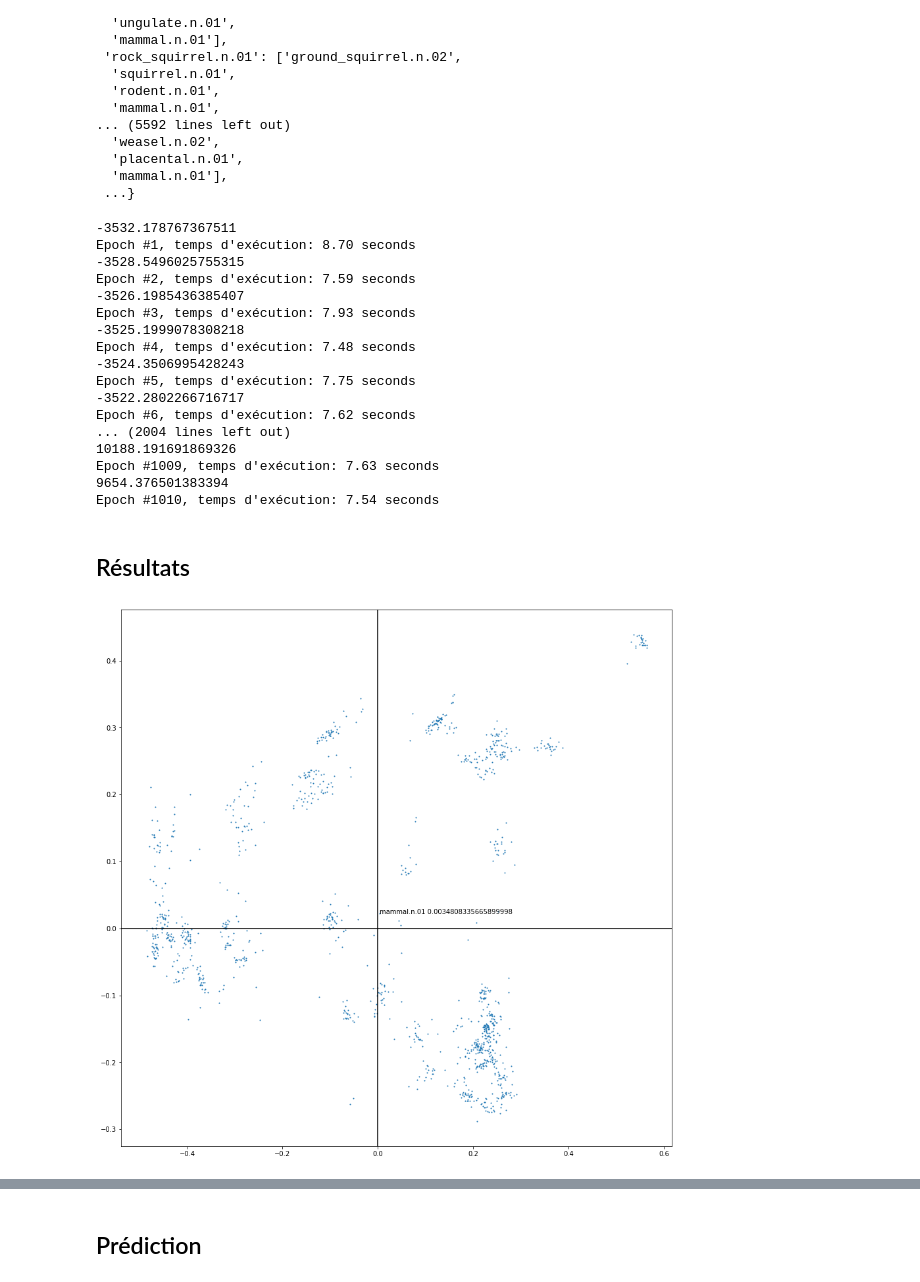
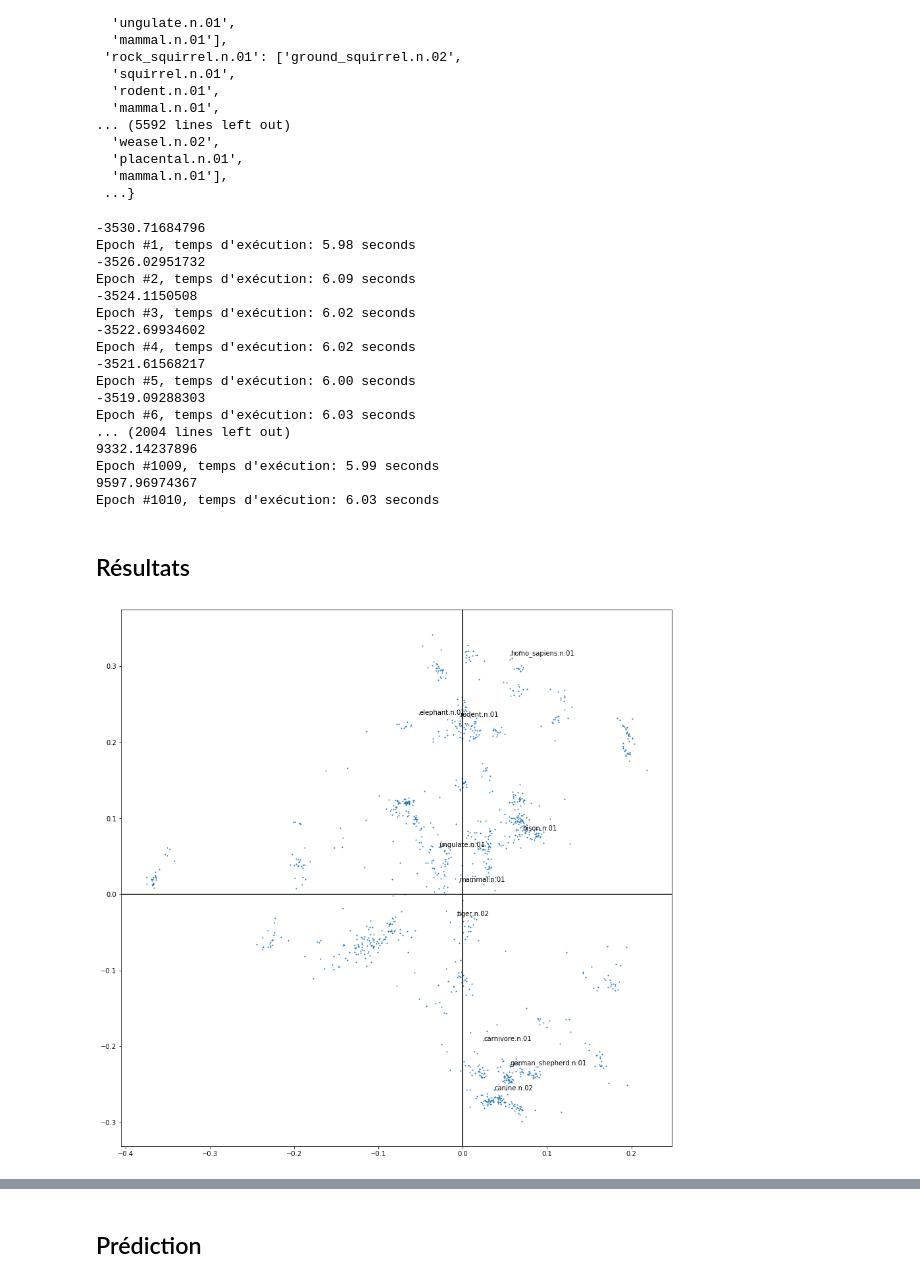
Before and after one commit to zakaryaxali/poincare_embeddings, a Jupyter notebook: GMML_V3-zak.ipynb, the cells around one changed output, grey strips where cells are left out. Drawn from its saved outputs; the diff is of its cells as text; code cells hidden in the pictures.

```diff
--- a/GMML_V3.ipynb
+++ b/GMML_V3-zak.ipynb
@@ -12,5 +10,5 @@ os.chdir("C:\\Users\\Samir\\Desktop\\ENSAE\\GMML")
 # %%
-wordnet_mammal_file = 'wordnet_mammal_hypernyms.txt'
+wordnet_mammal_file = 'data/wordnet_mammal_hypernyms.tsv'
 # %%
 def load_wordnetload_wor (wordnet_path):
     network = {}
@@ -139,11 +168,11 @@ def deriv_poincare_theta(theta, x, gamma):
 # %%
 #Initialisation des variables
 
-embedding_size = 5 #dimension des vecteurs d'entrainement
+embedding_size = 50 #dimension des vecteurs d'entrainement
 emb = initialize_embedding(network, embedding_size)# embedding of nodes of network
 
 #epochs
-num_epochs = 2000
+num_epochs = 1000
 
 #burn-in, nombre d'épochs
 nb_burn_in = 10
@@ -255,54 +284,69 @@ for epoch in range(num_epochs+nb_burn_in):
     print(loss_total)
     loss_stock[epoch] = loss_total
 
+    if((epoch-nb_burn_in)%50 == 0 and embedding_size == 2):
+        plot_poincare_embeddings(emb, epoch, nb_burn_in, num_negs, save=True, show=False)
     print('Epoch #%d, temps d\'exécution: %.2f seconds' % (epoch + 1, time.time() - last_time))
     last_time = time.time()
 #pickle.dump(emb, open('data/train.pickle', 'wb'))
 # %% [output]
--3532.178767367511
-Epoch #1, temps d'exécution: 8.70 seconds
--3528.5496025755315
-Epoch #2, temps d'exécution: 7.59 seconds
--3526.1985436385407
-Epoch #3, temps d'exécution: 7.93 seconds
--3525.1999078308218
-Epoch #4, temps d'exécution: 7.48 seconds
--3524.3506995428243
-Epoch #5, temps d'exécution: 7.75 seconds
--3522.2802266716717
-Epoch #6, temps d'exécution: 7.62 seconds
+-3530.71684796
+Epoch #1, temps d'exécution: 5.98 seconds
+-3526.02951732
+Epoch #2, temps d'exécution: 6.09 seconds
+-3524.1150508
+Epoch #3, temps d'exécution: 6.02 seconds
+-3522.69934602
+Epoch #4, temps d'exécution: 6.02 seconds
+-3521.61568217
+Epoch #5, temps d'exécution: 6.00 seconds
+-3519.09288303
+Epoch #6, temps d'exécution: 6.03 seconds
 ... (2004 lines left out)
-10188.191691869326
-Epoch #1009, temps d'exécution: 7.63 seconds
-9654.376501383394
-Epoch #1010, temps d'exécution: 7.54 seconds
+9332.14237896
+Epoch #1009, temps d'exécution: 5.99 seconds
+9597.96974367
+Epoch #1010, temps d'exécution: 6.03 seconds
 # %% [markdown]
 ## Résultats
 # %%
 fig=plt.figure(figsize=(15,15))
 names = []
 positions_x = []
 positions_y = []
 for key in emb:
     names.append(key)
     positions_x.append(emb[key][0])
     positions_y.append(emb[key][1])
 
 plt.scatter(positions_x,positions_y, s=1)
-k=1
-plt.text(positions_x[k], positions_y[k], names[k] + " " + str(positions_x[k]), fontsize=10)
+names_to_plot=[
+    'mammal.n.01',
+    'carnivore.n.01',
+    'tiger.n.02',
+    'rodent.n.01',
+    'homo_sapiens.n.01',
+    'canine.n.02',
+    'german_shepherd.n.01',
+    'ungulate.n.01',
+    'elephant.n.01',
+    'bison.n.01'
+]
+for name_to_plot in names_to_plot:
+    j = names.index(name_to_plot)
+    plt.text(positions_x[j], positions_y[j], names[j], fontsize=10)
 
 # circle = plt.Circle((0, 0), 1, color='g',fill=False)
 
 # plt.axis([-1,1,-1,1])
 # ax=fig.add_subplot(1,1,1)
 # ax.add_patch(circle)
 plt.axhline(y=0, color='k')
 plt.axvline(x=0, color='k')
 
 plt.show()
 # %% [output]
-[figure, old version]
+[figure, new version]
 # %%
 def evaluate_mean_rank_and_map(vocab, network, embeddings, max_n=None):
     """Evalue le mean rank et le MAP pour la reconstruction."""
```
Also changed, not shown: parts of 6 cells of this notebook, 29 other files.
